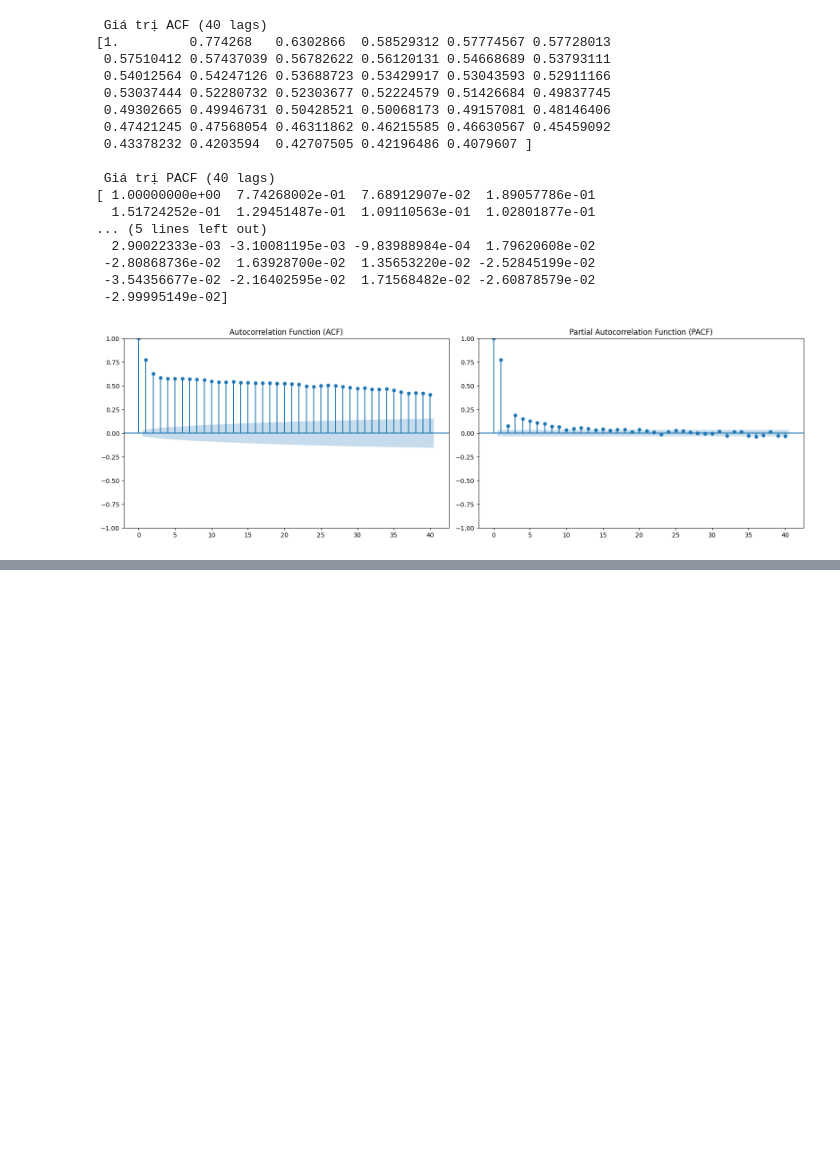
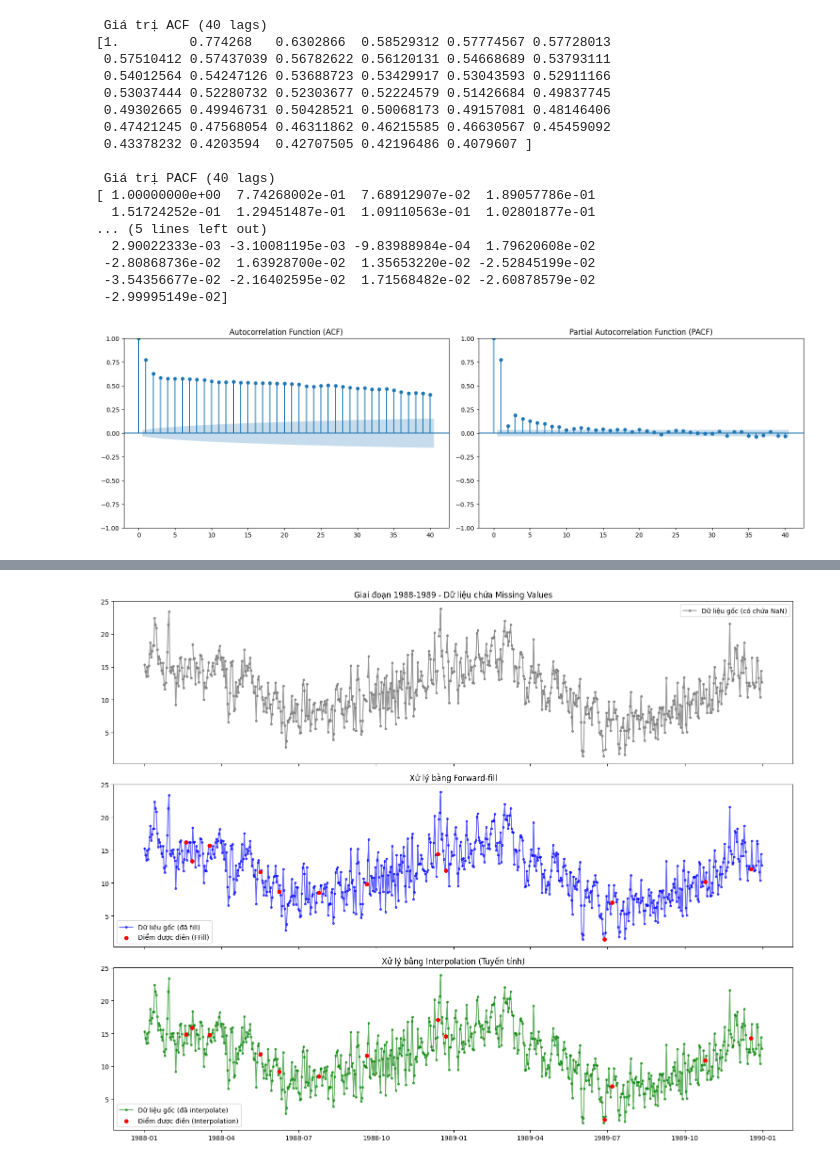
Before and after one commit to luuminhhoa/Lab1_Timeseries, a Jupyter notebook: notebooks/main.ipynb, the cells around one changed output, grey strips where cells are left out. Drawn from its saved outputs; the diff is of its cells as text; code cells hidden in the pictures; blank space fills up the shorter version.

```diff
--- a/notebooks/main.ipynb
+++ b/notebooks/main.ipynb
@@ -80,0 +138,30 @@ plt.show()
+# %%
+# Chọn khoảng thời gian cắt nhỏ
+start_date = '1988-01-01'
+end_date = '1989-12-31'
+# Cắt dữ liệu trong khoảng thời gian đã chọn
+df_missing_zoom = df_missing[start_date:end_date]
+df_ffill_zoom = df_ffill[start_date:end_date]
+df_interp_zoom = df_interp[start_date:end_date]
+# Tìm các vị trí bị NaN trong đoạn cắt
+missing_mask_zoom = df_missing_zoom['Temp'].isna()
+# Tạo 3 khung đồ thị
+fig, axes = plt.subplots(3, 1, figsize=(15, 12), sharex=True)
+# 1. Vẽ dữ liệu bị MISSING
+axes[0].plot(df_missing_zoom.index, df_missing_zoom['Temp'], marker='o', markersize=3, color='gray', alpha=0.8, label='Dữ liệu gốc (có chứa NaN)')
+axes[0].set_title(f'Giai đoạn {start_date[:4]}-{end_date[:4]} - Dữ liệu chứa Missing Values')
+axes[0].legend()
+# 2. Vẽ dữ liệu FORWARD-FILL
+axes[1].plot(df_ffill_zoom.index, df_ffill_zoom['Temp'], marker='o', markersize=3, color='blue', alpha=0.6, label='Dữ liệu gốc (đã fill)')
+axes[1].scatter(df_ffill_zoom[missing_mask_zoom].index, df_ffill_zoom.loc[missing_mask_zoom, 'Temp'], color='red', s=30, label='Điểm được điền (FFill)', zorder=5)
+axes[1].set_title('Xử lý bằng Forward-fill')
+axes[1].legend()
+# 3. Vẽ dữ liệu INTERPOLATION
+axes[2].plot(df_interp_zoom.index, df_interp_zoom['Temp'], marker='o', markersize=3, color='green', alpha=0.6, label='Dữ liệu gốc (đã interpolate)')
+axes[2].scatter(df_interp_zoom[missing_mask_zoom].index, df_interp_zoom.loc[missing_mask_zoom, 'Temp'], color='red', s=30, label='Điểm được điền (Interpolation)', zorder=5)
+axes[2].set_title('Xử lý bằng Interpolation (Tuyến tính)')
+axes[2].legend()
+plt.tight_layout()
+plt.show()
+# %% [output]
+[figure, added]
```
Also changed, not shown: parts of 10 cells of this notebook, 2 other files.
